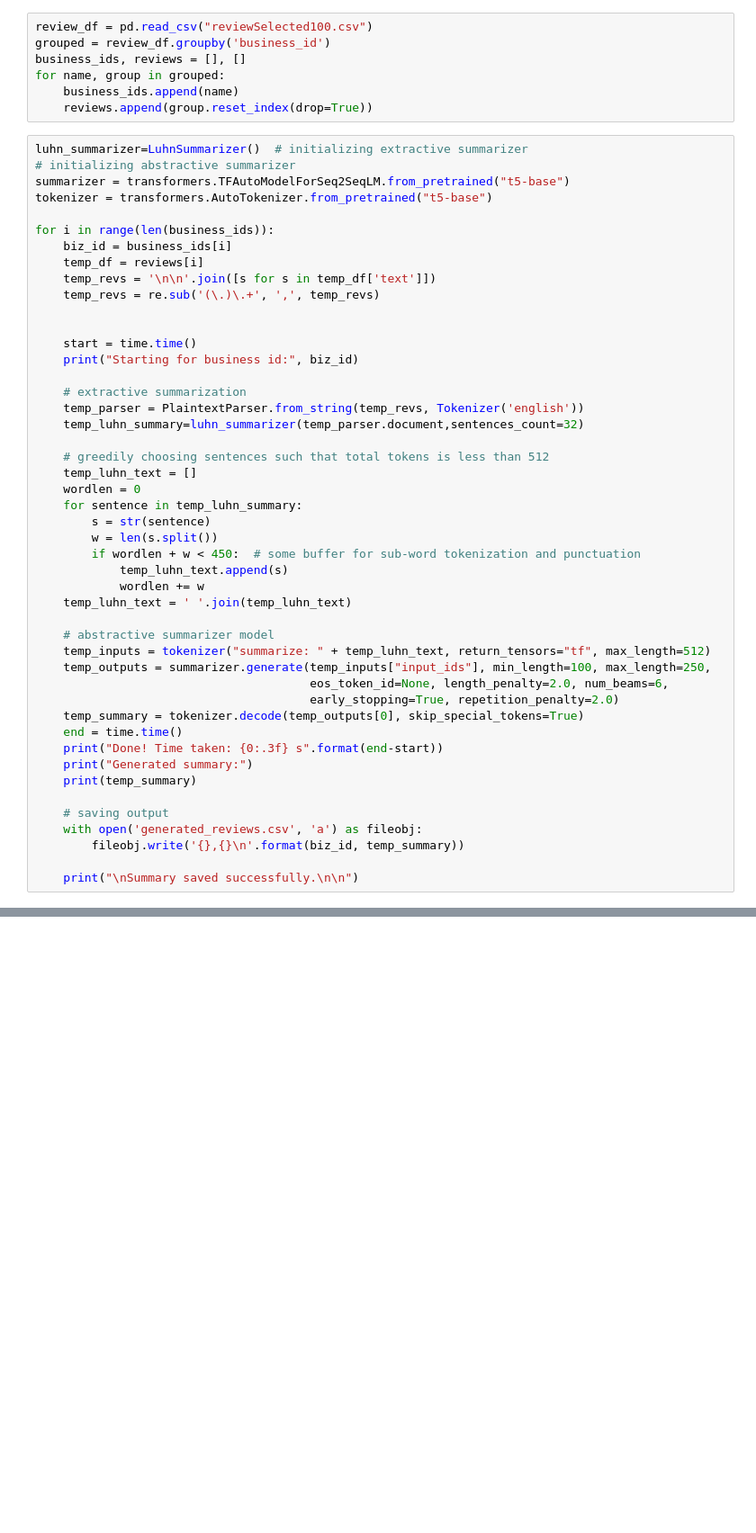
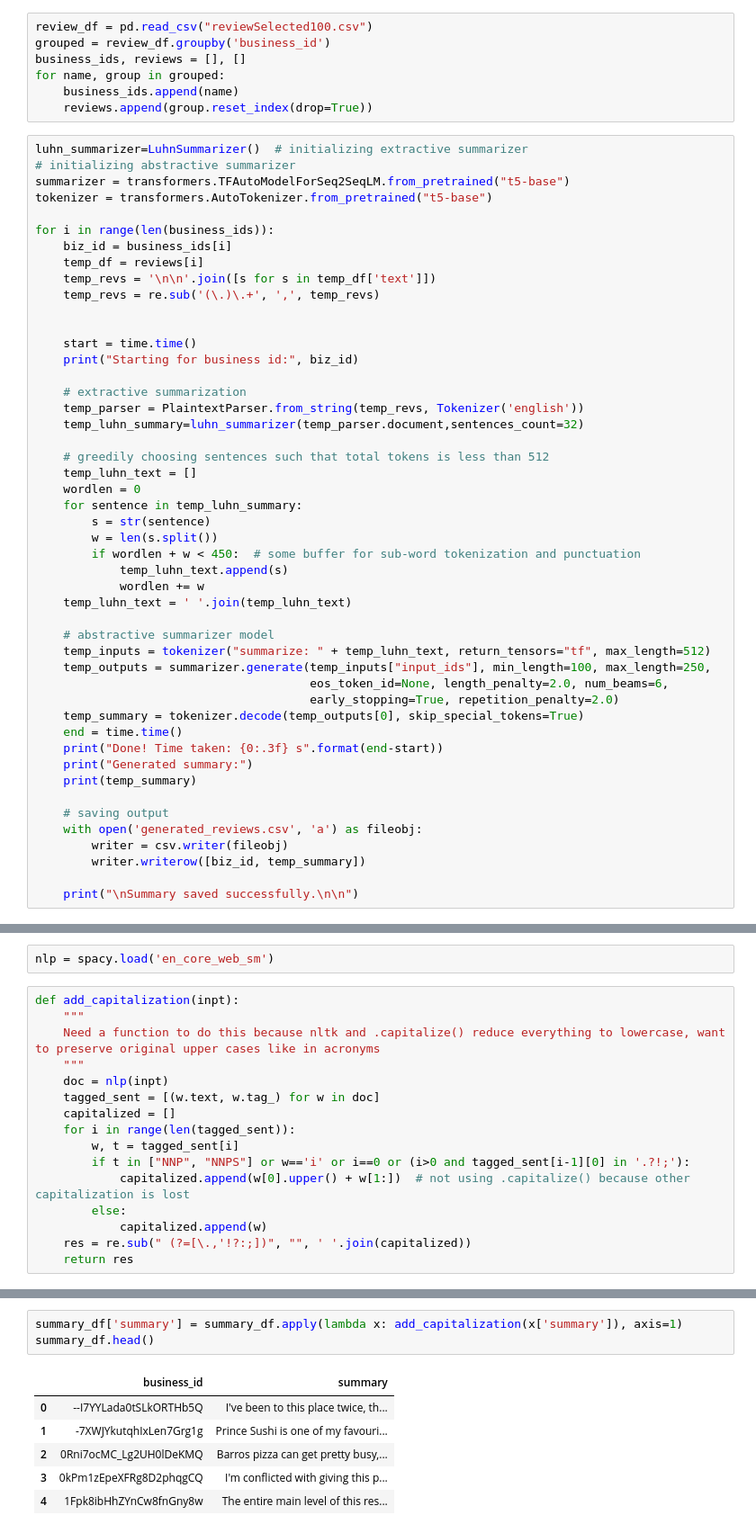
Before and after one commit to ABHISHEK03312/NLP-Assignment1, a Jupyter notebook: Application testing.ipynb, the cells around one changed output, grey strips where cells are left out. Shown at 90% size. Saved outputs shown, nothing was run; the diff lists cells and outputs as text; blank space fills up the shorter version.

```diff
--- a/Application testing.ipynb
+++ b/Application testing.ipynb
@@ -463,7 +507,8 @@ for i in range(len(business_ids)):
 
     # saving output
     with open('generated_reviews.csv', 'a') as fileobj:
-        fileobj.write('{},{}\n'.format(biz_id, temp_summary))
+        writer = csv.writer(fileobj)
+        writer.writerow([biz_id, temp_summary])
 
     print("\nSummary saved successfully.\n\n")
 # %% [output]
@@ -491,0 +550,18 @@ Summary saved successfully.
+# %%
+nlp = spacy.load('en_core_web_sm')
+# %%
+def add_capitalization(inpt):
+    """
+    Need a function to do this because nltk and .capitalize() reduce everything to lowercase, want to preserve original upper cases like in acronyms
+    """
+    doc = nlp(inpt)
+    tagged_sent = [(w.text, w.tag_) for w in doc]
+    capitalized = []
+    for i in range(len(tagged_sent)):
+        w, t = tagged_sent[i]
+        if t in ["NNP", "NNPS"] or w=='i' or i==0 or (i>0 and tagged_sent[i-1][0] in '.?!;'):
+            capitalized.append(w[0].upper() + w[1:])  # not using .capitalize() because other capitalization is lost
+        else:
+            capitalized.append(w)
+    res = re.sub(" (?=[\.,'!?:;])", "", ' '.join(capitalized))
+    return res
@@ -491,0 +572,10 @@ Summary saved successfully.
+# %%
+summary_df['summary'] = summary_df.apply(lambda x: add_capitalization(x['summary']), axis=1)
+summary_df.head()
+# %% [output]
+|  | business_id | summary |
+| 0 | --I7YYLada0tSLkORTHb5Q | I've been to this place twice, th... |
+| 1 | -7XWJYkutqhIxLen7Grg1g | Prince Sushi is one of my favouri... |
+| 2 | 0Rni7ocMC_Lg2UH0lDeKMQ | Barros pizza can get pretty busy,... |
+| 3 | 0kPm1zEpeXFRg8D2phqgCQ | I'm conflicted with giving this p... |
+| 4 | 1Fpk8ibHhZYnCw8fnGny8w | The entire main level of this res... |
```
Also changed, not shown: parts of 7 cells of this notebook, 2 other files.
